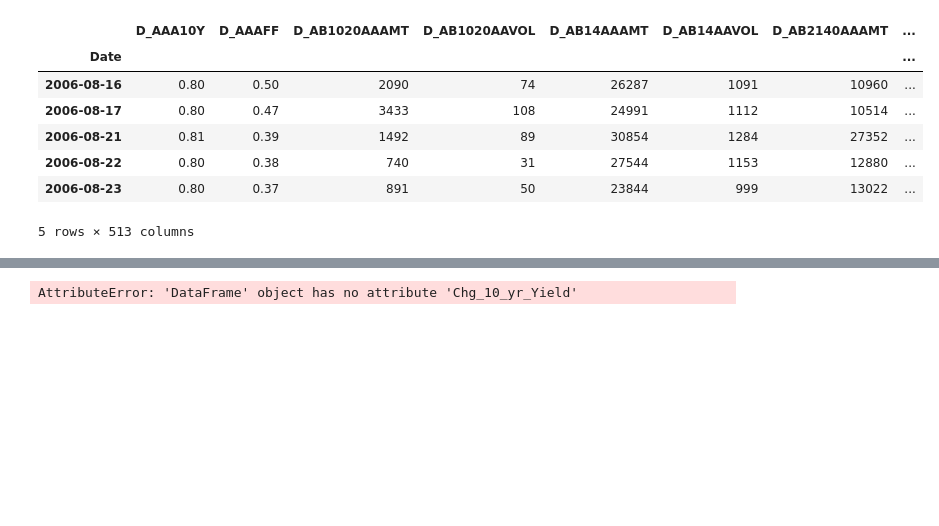
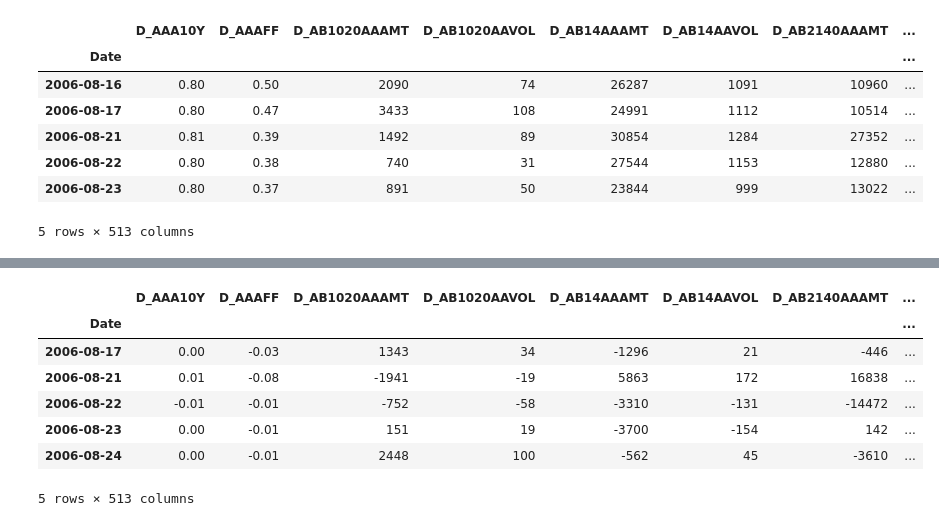
Before and after one commit to wilkung/Predicting_Markets_with_Neural_Nets, a Jupyter notebook: kojack_wilson.ipynb, the cells around one changed output, grey strips where cells are left out. Drawn from its saved outputs; the diff is of its cells as text; code cells hidden in the pictures; blank space fills up the shorter version.

```diff
--- a/kojack_wilson.ipynb
+++ b/kojack_wilson.ipynb
@@ -311,6 +339,12 @@ X_Y_Data_Diffs = indexed_daily_data_df_subset_clean_nona_diffs
-# %%
-X_Y_Data_Diffs.Chg_10_yr_Yield[X_Y_Data_Diffs.PX_10_yr_Yield <= 0] = 0
-X_Y_Data_Diffs.Chg_10_yr_Yield[X_Y_Data_Diffs.PX_10_yr_Yield > 0] = 1
-# %% [output]
-AttributeError: 'DataFrame' object has no attribute 'Chg_10_yr_Yield'
+# %%
+X_Y_Data_Diffs.head()
+# %% [output]
+|  | D_AAA10Y | D_AAAFF | D_AB1020AAAMT | D_AB1020AAVOL | D_AB14AAAMT | D_AB14AAVOL | D_AB2140AAAMT | ... |
+| Date |  |  |  |  |  |  |  | ... |
+| 2006-08-17 | 0.00 | -0.03 | 1343 | 34 | -1296 | 21 | -446 | ... |
+| 2006-08-21 | 0.01 | -0.08 | -1941 | -19 | 5863 | 172 | 16838 | ... |
+| 2006-08-22 | -0.01 | -0.01 | -752 | -58 | -3310 | -131 | -14472 | ... |
+| 2006-08-23 | 0.00 | -0.01 | 151 | 19 | -3700 | -154 | 142 | ... |
+| 2006-08-24 | 0.00 | -0.01 | 2448 | 100 | -562 | 45 | -3610 | ... |
+5 rows × 513 columns
 # %%
```
Also changed, not shown: parts of 26 cells of this notebook, 1 other file.
